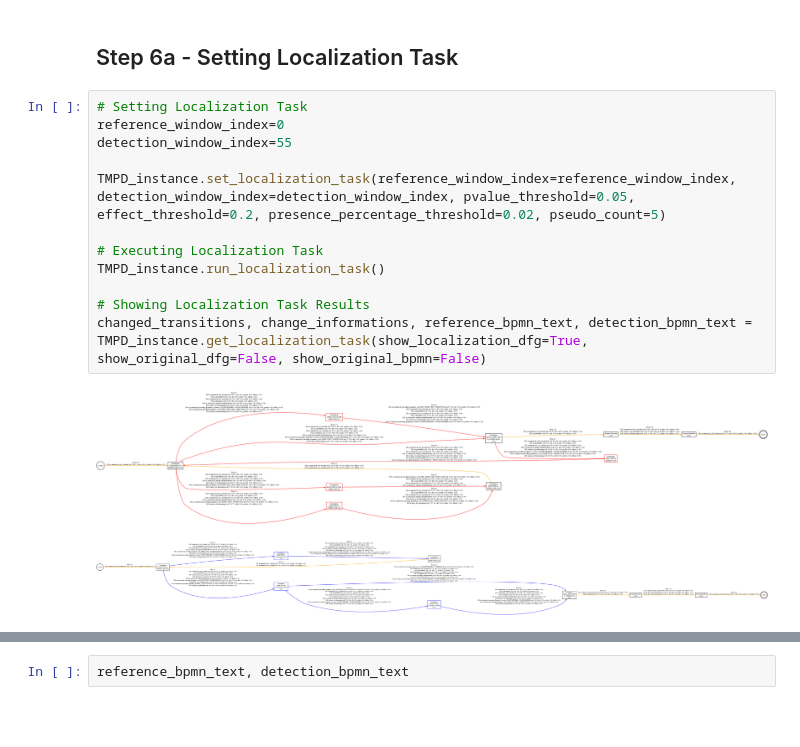
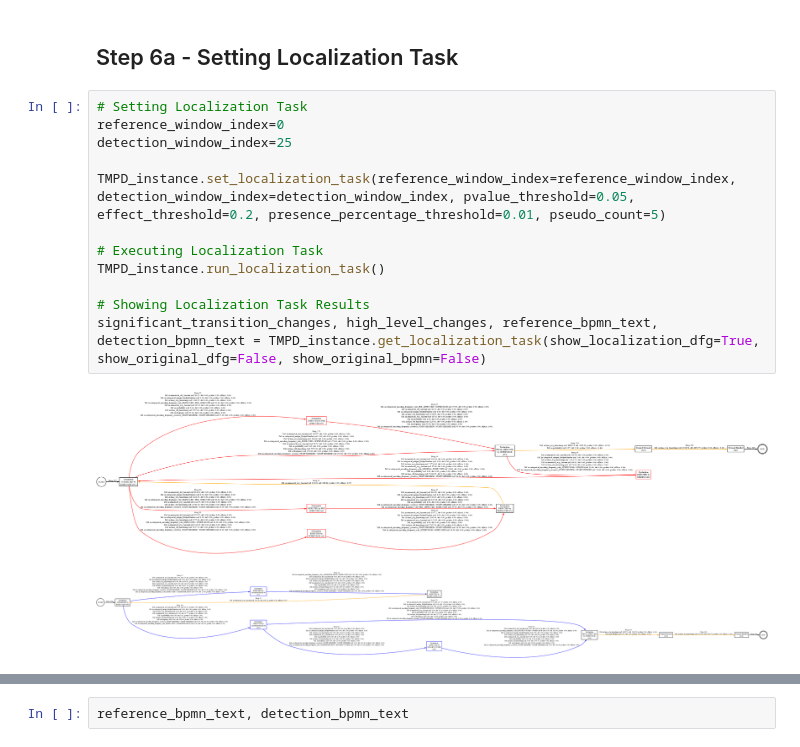
Before and after one commit to AC-Meira/Transition_Matrix_Process_Drift, a Jupyter notebook: Demonstration - Real Log - BPIC 2020.ipynb, the cells around one changed output, grey strips where cells are left out. Saved outputs shown, nothing was run; the diff lists cells and outputs as text; blank space fills up the shorter version.

```diff
--- a/Demonstration - Real Log - BPIC 2020.ipynb
+++ b/Demonstration - Real Log - BPIC 2020.ipynb
@@ -348,18 +348,18 @@ for result in detection_task_results.itertuples():
 # %%
 # Setting Localization Task
 reference_window_index=0
-detection_window_index=55
+detection_window_index=25
 
-TMPD_instance.set_localization_task(reference_window_index=reference_window_index, detection_window_index=detection_window_index, pvalue_threshold=0.05, effect_threshold=0.2, presence_percentage_threshold=0.02, pseudo_count=5)
+TMPD_instance.set_localization_task(reference_window_index=reference_window_index, detection_window_index=detection_window_index, pvalue_threshold=0.05, effect_threshold=0.2, presence_percentage_threshold=0.01, pseudo_count=5)
 
 # Executing Localization Task
 TMPD_instance.run_localization_task()
 
 # Showing Localization Task Results
-changed_transitions, change_informations, reference_bpmn_text, detection_bpmn_text = TMPD_instance.get_localization_task(show_localization_dfg=True, show_original_dfg=False, show_original_bpmn=False)
+significant_transition_changes, high_level_changes, reference_bpmn_text, detection_bpmn_text = TMPD_instance.get_localization_task(show_localization_dfg=True, show_original_dfg=False, show_original_bpmn=False)
 # %% [output]
-[figure, old version]
+[figure, new version]
-[figure, old version]
+[figure, new version]
 # %%
 # target_transitions = [
 #     ('Declaration_SUBMITTED_by_EMPLOYEE', 'Declaration_APPROVED_by_ADMINISTRATION'),
```
Also changed, not shown: parts of 10 cells of this notebook, 11 other files.
